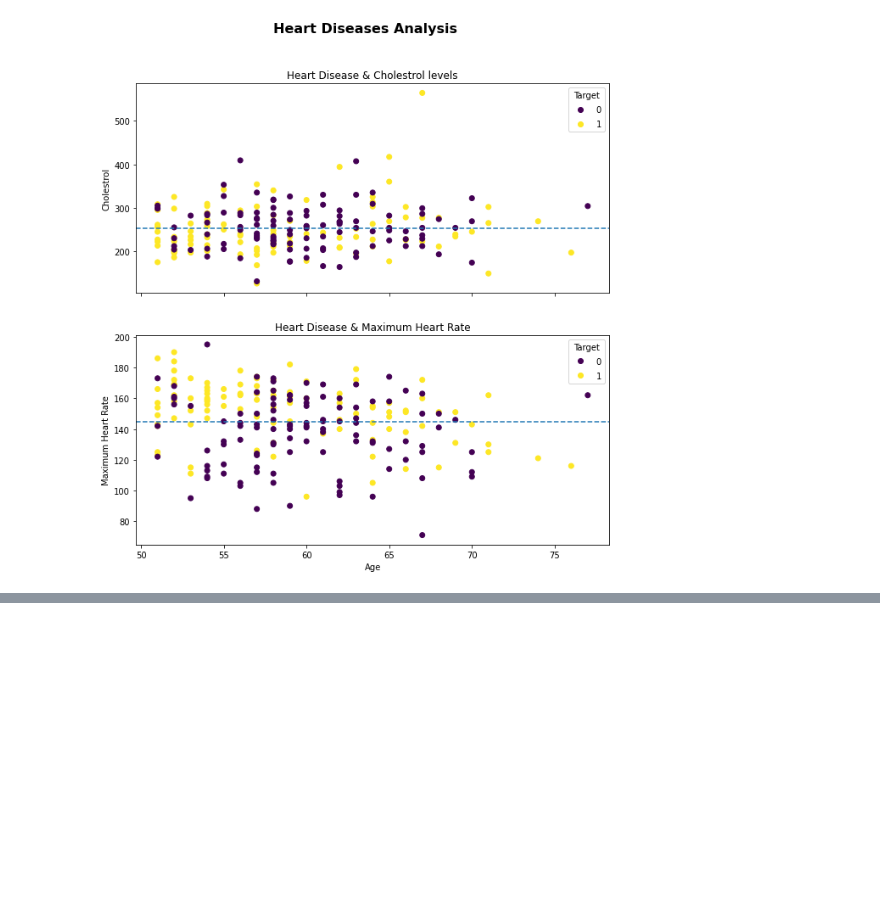
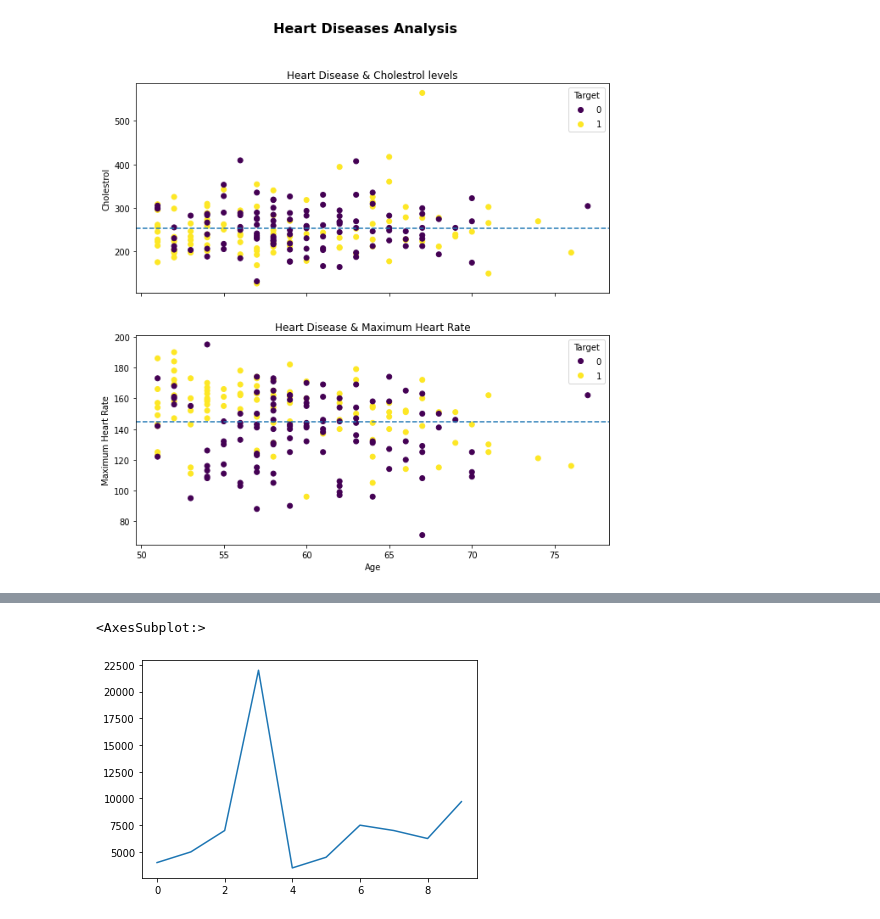
Before and after one commit to Nidhi-1223/Zero-to-Master-s-Machine-Learning-Course, a Jupyter notebook: Matplotlib Library/matplotlib.ipynb, the cells around one changed output, grey strips where cells are left out. Saved outputs shown, nothing was run; the diff lists cells and outputs as text; code cells hidden in the pictures; blank space fills up the shorter version.

Commit message:
Matplotlib customization of graphs

```diff
--- a/Matplotlib Library/matplotlib.ipynb
+++ b/Matplotlib Library/matplotlib.ipynb
@@ -486,0 +493,6 @@ Text(0.5, 0.98, 'Heart Diseases Analysis')
+# %%
+#default style
+car_sales["Price"].plot()
+# %% [output]
+<AxesSubplot:>
+[figure, added]
```
Also changed, not shown: parts of 23 cells of this notebook, 1 other file.
